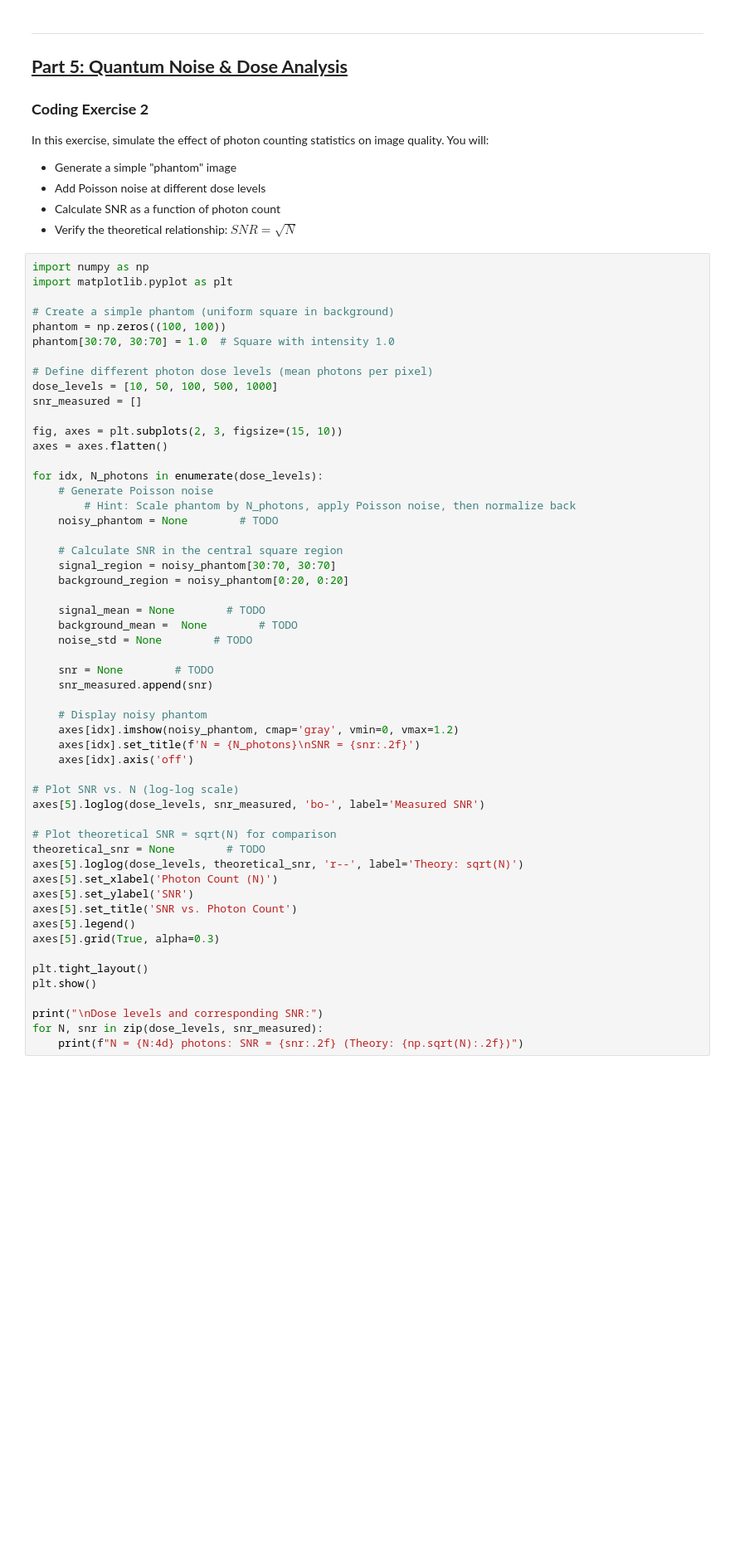
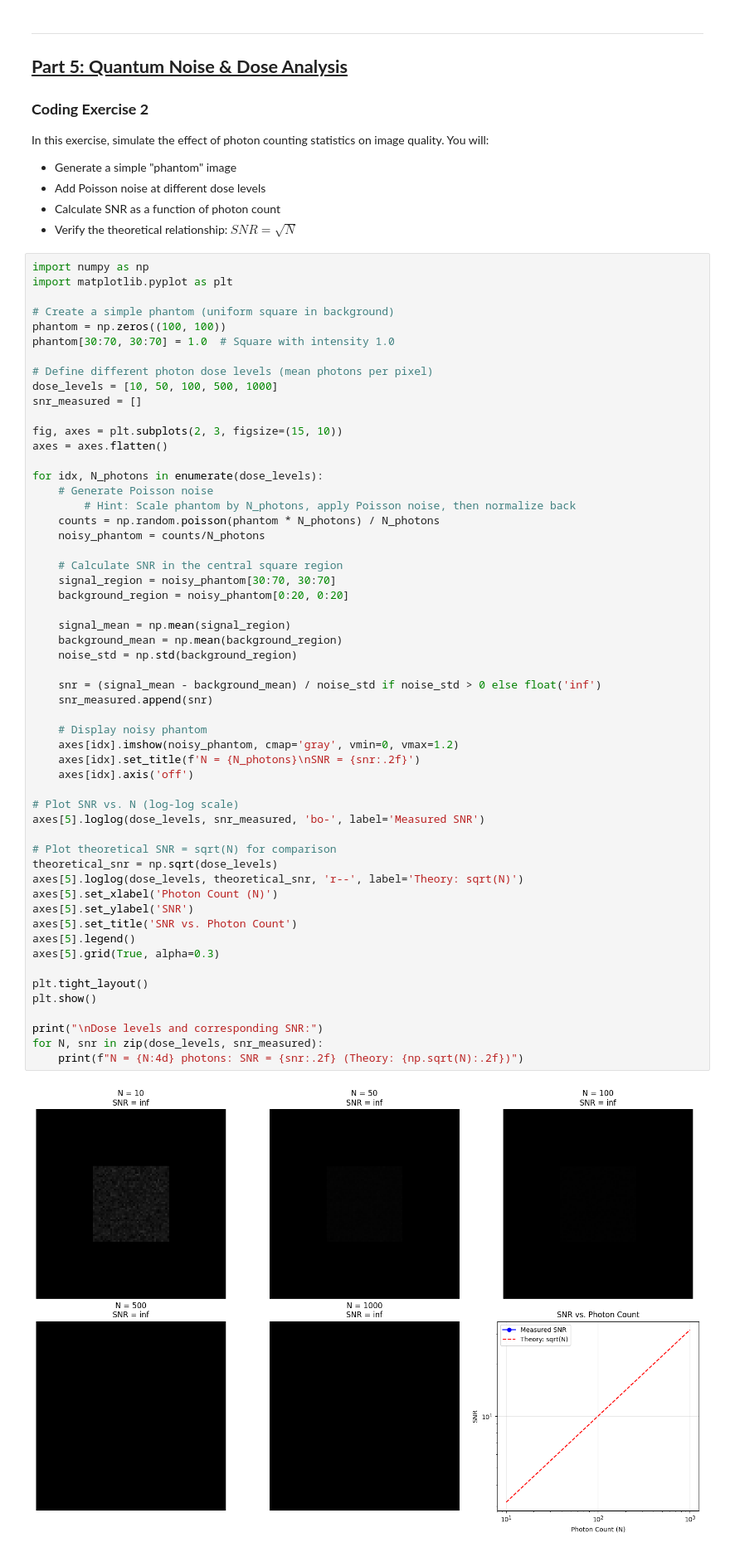
Before and after one commit to julianamassaro/BMEN509-623_Deliverable_1, a Jupyter notebook: deliverable-01-starter.ipynb, the cells around one changed output. Shown at 83% size. Drawn from its saved outputs; the diff is of its cells as text; blank space fills up the shorter version.

```diff
--- a/deliverable-01-starter.ipynb
+++ b/deliverable-01-starter.ipynb
@@ -598,39 +632,42 @@ axes = axes.flatten()
 for idx, N_photons in enumerate(dose_levels):
     # Generate Poisson noise
         # Hint: Scale phantom by N_photons, apply Poisson noise, then normalize back
-    noisy_phantom = None        # TODO
+    counts = np.random.poisson(phantom * N_photons) / N_photons
+    noisy_phantom = counts/N_photons
 
     # Calculate SNR in the central square region
     signal_region = noisy_phantom[30:70, 30:70]
     background_region = noisy_phantom[0:20, 0:20]
 
-    signal_mean = None        # TODO
-    background_mean =  None        # TODO
-    noise_std = None        # TODO
+    signal_mean = np.mean(signal_region)
+    background_mean = np.mean(background_region)
+    noise_std = np.std(background_region)
 
-    snr = None        # TODO
+    snr = (signal_mean - background_mean) / noise_std if noise_std > 0 else float('inf')
     snr_measured.append(snr)
 
     # Display noisy phantom
     axes[idx].imshow(noisy_phantom, cmap='gray', vmin=0, vmax=1.2)
     axes[idx].set_title(f'N = {N_photons}\nSNR = {snr:.2f}')
     axes[idx].axis('off')
 
 # Plot SNR vs. N (log-log scale)
 axes[5].loglog(dose_levels, snr_measured, 'bo-', label='Measured SNR')
 
 # Plot theoretical SNR = sqrt(N) for comparison
-theoretical_snr = None        # TODO
+theoretical_snr = np.sqrt(dose_levels)
 axes[5].loglog(dose_levels, theoretical_snr, 'r--', label='Theory: sqrt(N)')
 axes[5].set_xlabel('Photon Count (N)')
 axes[5].set_ylabel('SNR')
 axes[5].set_title('SNR vs. Photon Count')
 axes[5].legend()
 axes[5].grid(True, alpha=0.3)
 
 plt.tight_layout()
 plt.show()
 
 print("\nDose levels and corresponding SNR:")
 for N, snr in zip(dose_levels, snr_measured):
     print(f"N = {N:4d} photons: SNR = {snr:.2f} (Theory: {np.sqrt(N):.2f})")
+# %% [output]
+[figure, added]
```
Also changed, not shown: parts of 9 cells of this notebook.
